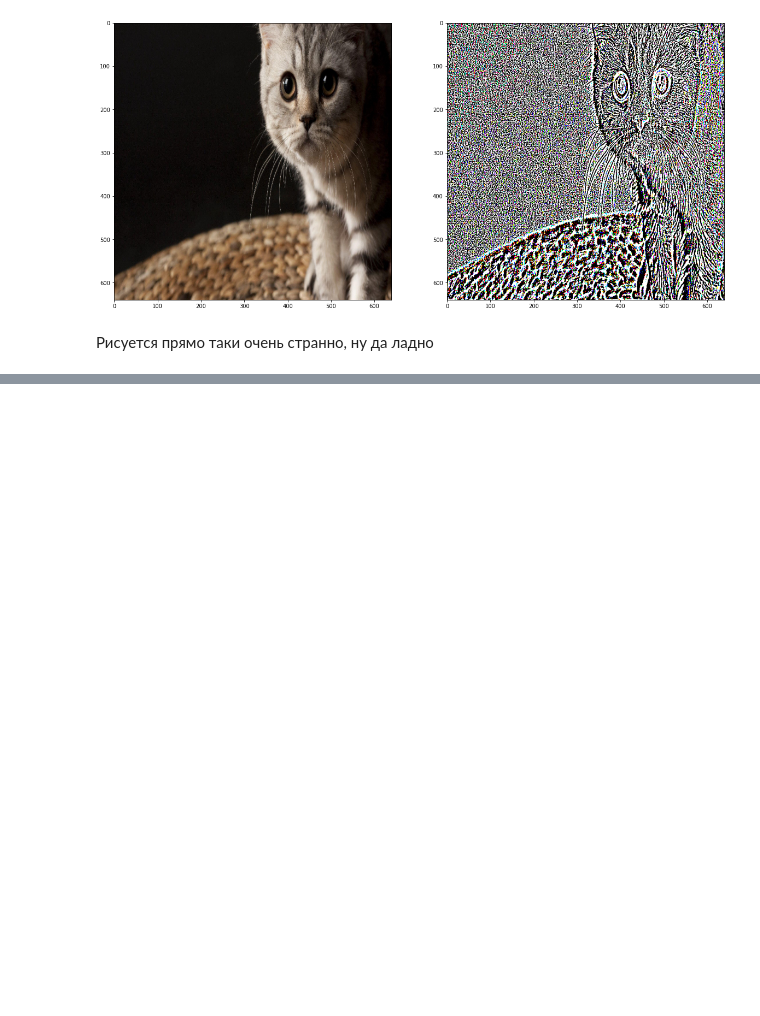
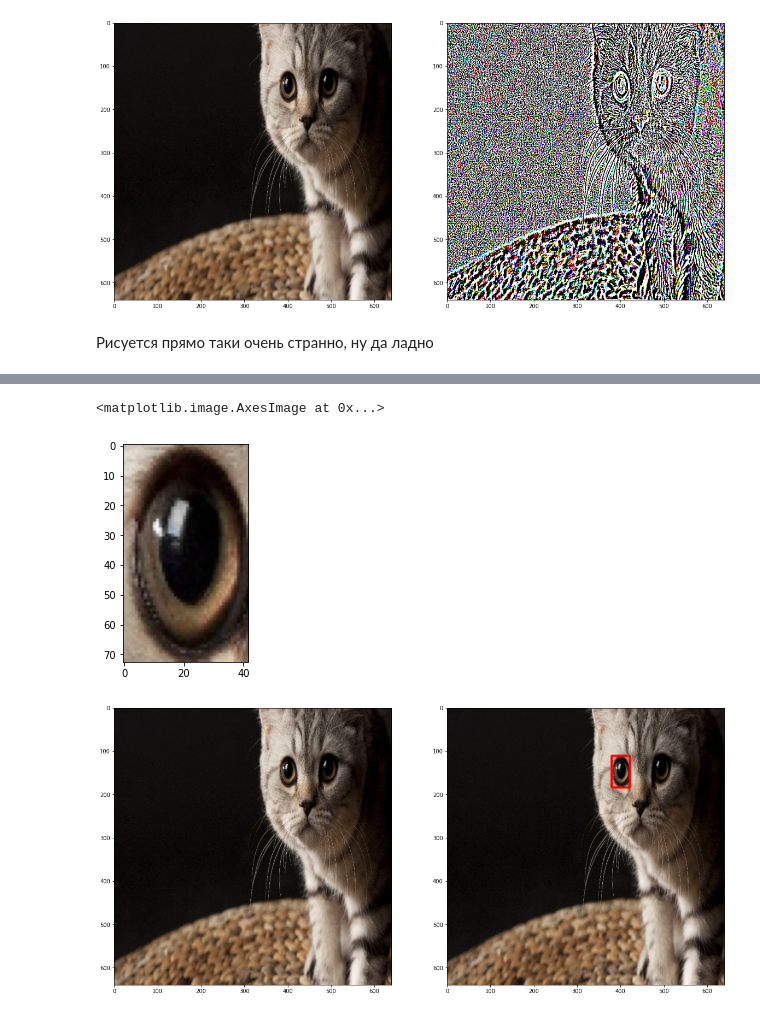
Before and after one commit to preciselyV/masteringComputerVision, a Jupyter notebook: classic/processing.ipynb, the cells around one changed output, grey strips where cells are left out. Saved outputs shown, nothing was run; the diff lists cells and outputs as text; code cells hidden in the pictures; blank space fills up the shorter version.

Commit message:
base template matching

```diff
--- a/classic/processing.ipynb
+++ b/classic/processing.ipynb
@@ -63,0 +71,20 @@ Clipping input data to the valid range for imshow with RGB data ([0..1] for floa
+# %%
+img = cv.imread("./ph/smallCat.jpg")
+template = cv.imread("./ph/catsEye.png")
+plt.imshow(cv.cvtColor(template, cv.COLOR_BGR2RGB))
+f = plt.figure(figsize=(20,20))
+f.add_subplot(121)
+plt.imshow(cv.cvtColor(img, cv.COLOR_BGR2RGB))
+
+res = cv.matchTemplate(img, template, cv.TM_CCOEFF)
+_, _, _, max_loc = cv.minMaxLoc(res)
+topLeftPoint = max_loc
+botRightPoint = (max_loc[0] + template.shape[1], max_loc[1] + template.shape[0])
+cv.rectangle(img, topLeftPoint, botRightPoint, color = (0,0,255), thickness=3)
+
+f.add_subplot(122)
+plt.imshow(cv.cvtColor(img, cv.COLOR_BGR2RGB))
+# %% [output]
+<matplotlib.image.AxesImage at 0x...>
+[figure, added]
+[figure, added]
```
Also changed, not shown: parts of 2 cells of this notebook, 2 other files.
